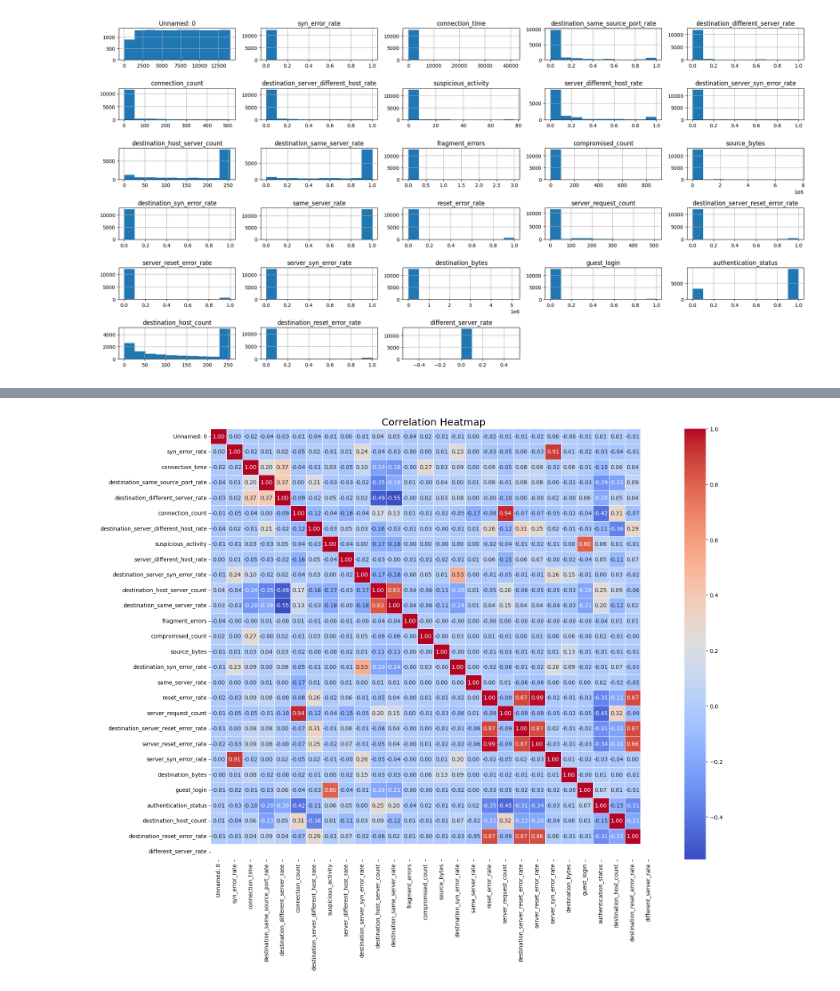
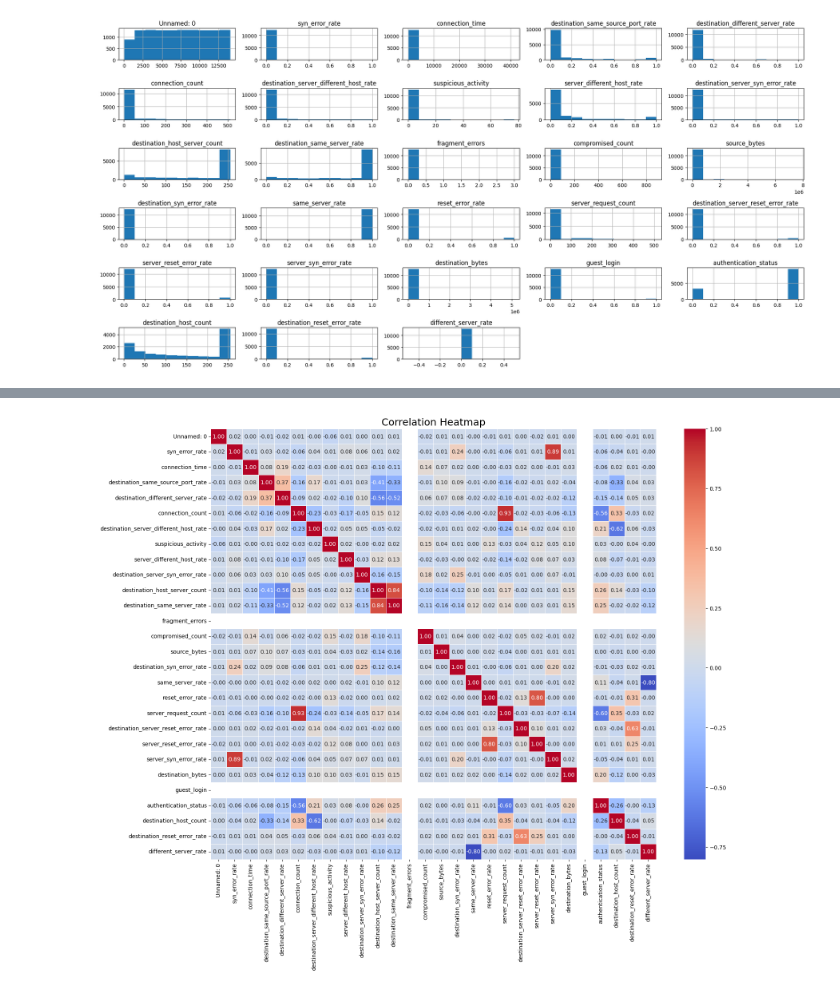
Before and after one commit to OxHazem/Auto_learn-, a Jupyter notebook: src/data_visualization.ipynb, the cells around one changed output, grey strips where cells are left out. Cells and saved outputs as stored; diff of their text form; code cells hidden in the pictures.

```diff
--- a/src/data_visualization.ipynb
+++ b/src/data_visualization.ipynb
@@ -64,13 +104,14 @@ plt.show()
 # %%
-data=pd.read_csv("D:\DownLoad\projects\Auto_learn\data\cleaned_from_outliers_df.csv")
+# Correlation for the  ZScore csv
+data=pd.read_csv("D:\DownLoad\projects\Auto_learn\data\Z_score_df.csv")
 df=pd.DataFrame(data)
 df=df.select_dtypes(include=['int','float'])
 correlation_matrix = df.corr()
 
 
 plt.figure(figsize=(18, 14))
 sns.heatmap(correlation_matrix, annot=True, fmt=".2f", cmap="coolwarm", linewidths=0.5)
 plt.title("Correlation Heatmap", fontsize=18)
 plt.show()
 # %% [output]
-[figure, old version]
+[figure, new version]
```
Also changed, not shown: parts of 9 cells of this notebook, 3 other files.
